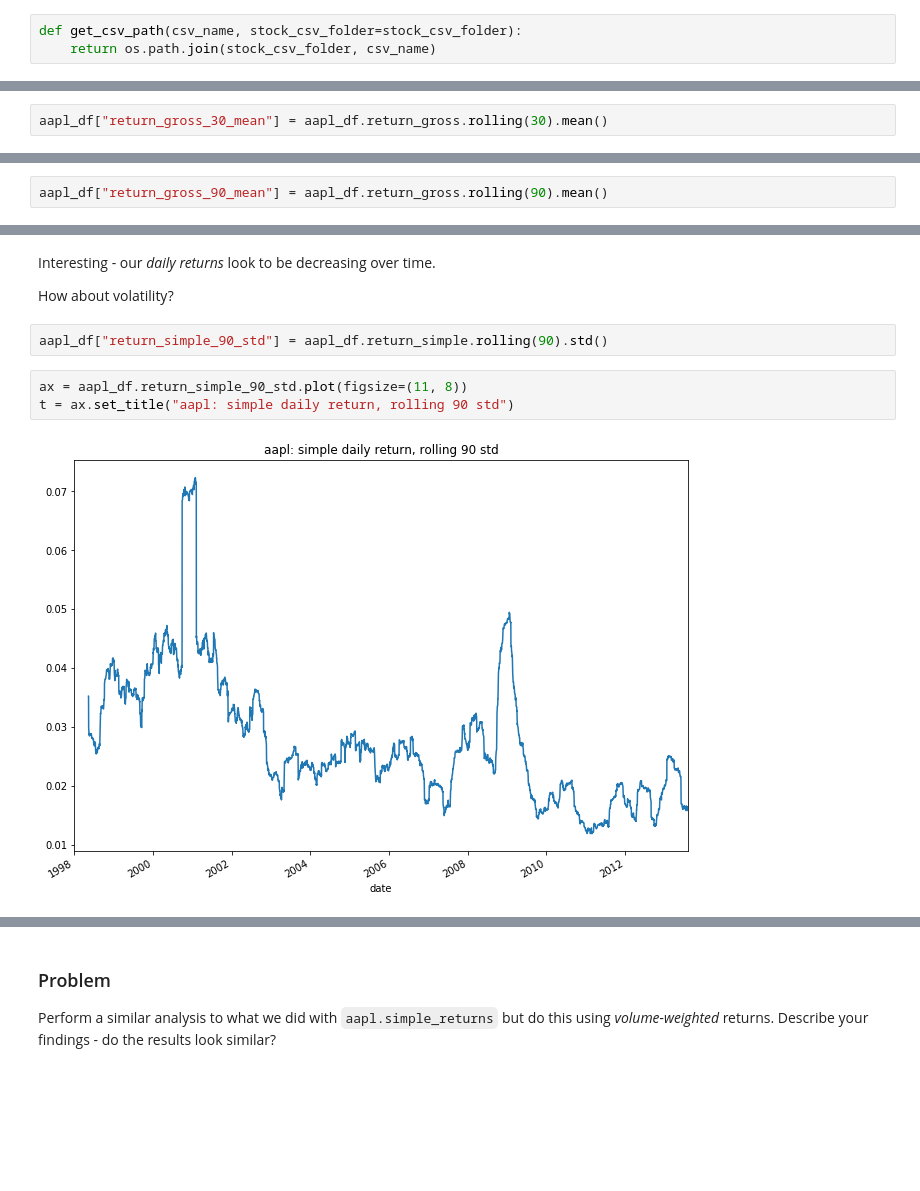
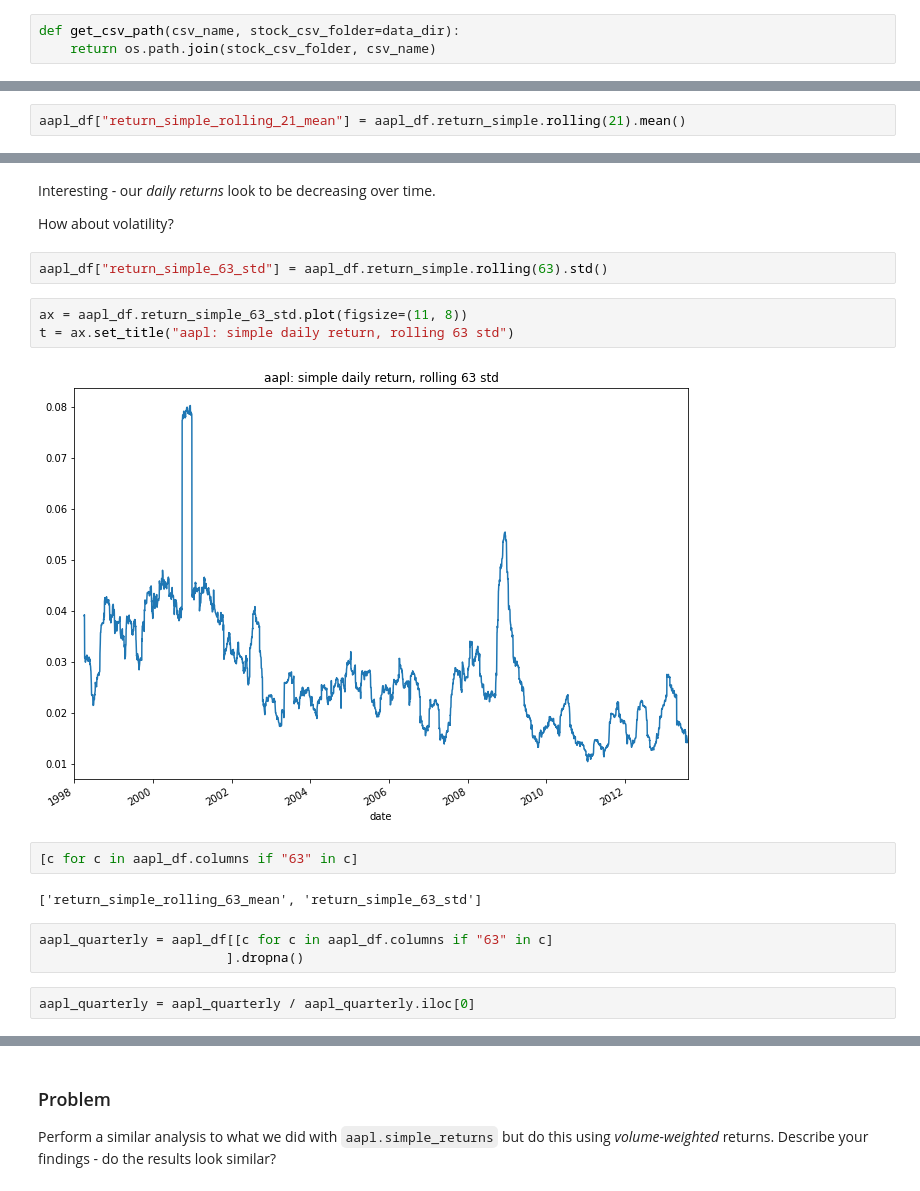
Before and after one commit to lermana/python_fundamentals, a Jupyter notebook: time_series_analysis_answers.ipynb, the cells around one changed output, grey strips where cells are left out. Cells and saved outputs as stored; diff of their text form; blank space fills up the shorter version.

```diff
--- a/time_series_analysis_answers.ipynb
+++ b/time_series_analysis_answers.ipynb
@@ -133,7 +163,7 @@ a_df = a_df.drop("time", axis=1)
 
 Get an _iterable_ of `DataFrames`, one for each stock in our dataset, with the wrangling we did above included.
 # %%
-def get_csv_path(csv_name, stock_csv_folder=stock_csv_folder):
+def get_csv_path(csv_name, stock_csv_folder=data_dir):
     return os.path.join(stock_csv_folder, csv_name)
 # %%
 def get_df(csv_name, cols=cols):
@@ -239,5 +311,5 @@ t = ax.set_title("aapl: simple daily return")
 # %% [markdown]
 There's _a lot_ of fluctuation going on here - can we reduce this?
 # %%
-aapl_df["return_gross_30_mean"] = aapl_df.return_gross.rolling(30).mean()
+aapl_df["return_simple_rolling_21_mean"] = aapl_df.return_simple.rolling(21).mean()
 # %%
@@ -248,3 +320 @@ t = ax.set_title("aapl: gross daily return, rolling 30 mean")
-# %%
-aapl_df["return_gross_90_mean"] = aapl_df.return_gross.rolling(90).mean()
 # %%
@@ -257,9 +341,18 @@ Interesting - our _daily returns_ look to be decreasing over time.
 
 How about volatility?
 # %%
-aapl_df["return_simple_90_std"] = aapl_df.return_simple.rolling(90).std()
+aapl_df["return_simple_63_std"] = aapl_df.return_simple.rolling(63).std()
 # %%
-ax = aapl_df.return_simple_90_std.plot(figsize=(11, 8))
-t = ax.set_title("aapl: simple daily return, rolling 90 std")
+ax = aapl_df.return_simple_63_std.plot(figsize=(11, 8))
+t = ax.set_title("aapl: simple daily return, rolling 63 std")
 # %% [output]
-[figure, old version]
+[figure, new version]
+# %%
+[c for c in aapl_df.columns if "63" in c]
+# %% [output]
+['return_simple_rolling_63_mean', 'return_simple_63_std']
+# %%
+aapl_quarterly = aapl_df[[c for c in aapl_df.columns if "63" in c]
+                        ].dropna()
+# %%
+aapl_quarterly = aapl_quarterly / aapl_quarterly.iloc[0]
```
Also changed, not shown: parts of 40 cells of this notebook.
